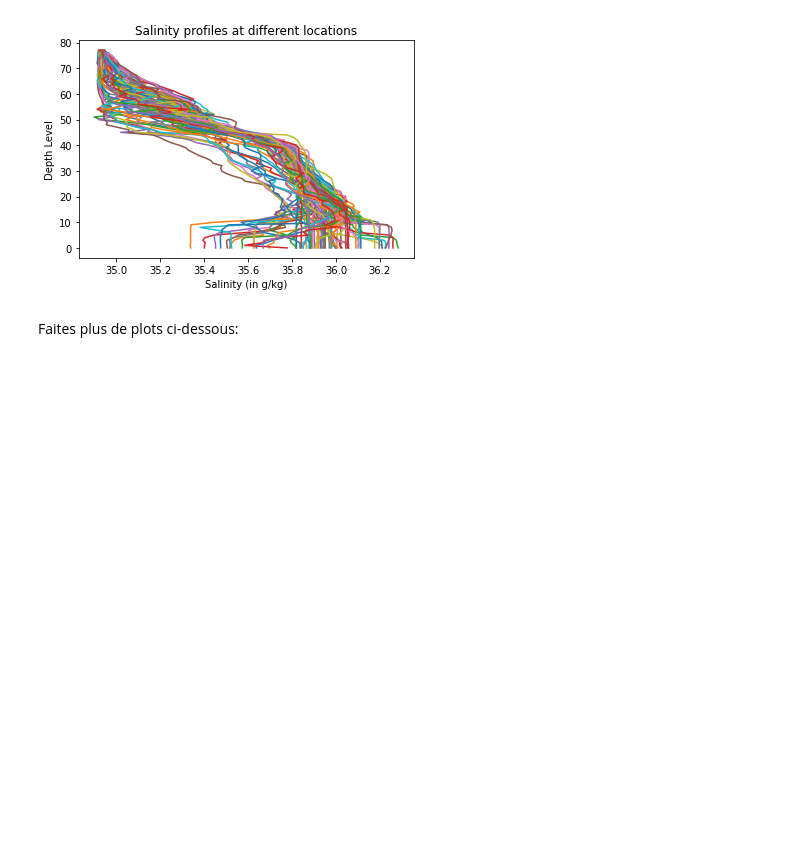
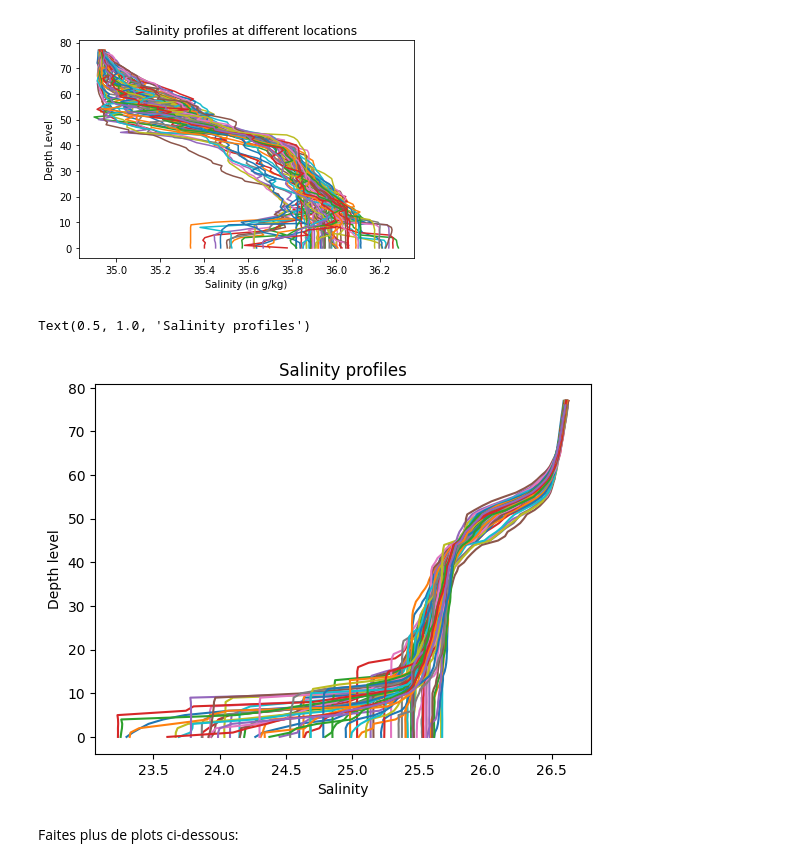
Before and after one commit to Syruna/2024_Geoinformatique_I, a Jupyter notebook: Geoinformatique_I/IP/Exercices_IP/S4_IP_exercice.ipynb, the cells around one changed output. Saved outputs shown, nothing was run; the diff lists cells and outputs as text; code cells hidden in the pictures; blank space fills up the shorter version.

```diff
--- a/Geoinformatique_I/IP/Exercices_IP/S4_IP_exercice.ipynb
+++ b/Geoinformatique_I/IP/Exercices_IP/S4_IP_exercice.ipynb
@@ -251,10 +247,13 @@ Conseil 2 : Chaque graphique doit avoir une ligne pour chaque colonne de donnée
 # %% [markdown]
 ![Salinity_example.png](embedded-picture-1)
 # %%
-plt.plot(___,___) ; # Le point-virgule empêche l'impression des objets de ligne
-plt.xlabel(___) # Prend une chaîne de caractères comme argument
-plt.ylabel(___)
-plt.title(___)
+plt.plot(densite,level) ; # Le point-virgule empêche l'impression des objets de ligne
+plt.xlabel("Salinity") # Prend une chaîne de caractères comme argument
+plt.ylabel("Depth level")
+plt.title("Salinity profiles")
+# %% [output]
+Text(0.5, 1.0, 'Salinity profiles')
+[figure, added]
 # %% [markdown]
 Faites plus de plots ci-dessous:
 # %% [markdown]
```
Also changed, not shown: parts of 7 cells of this notebook.
